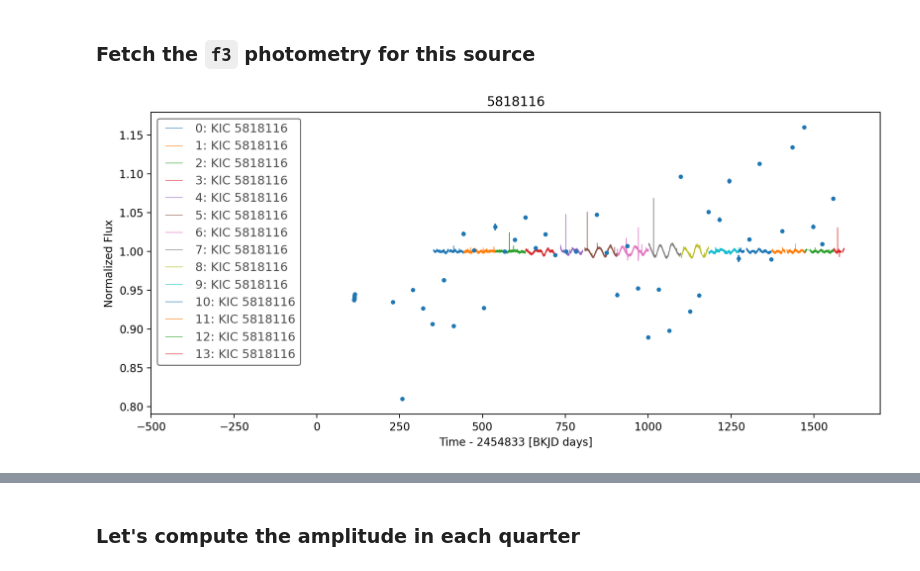
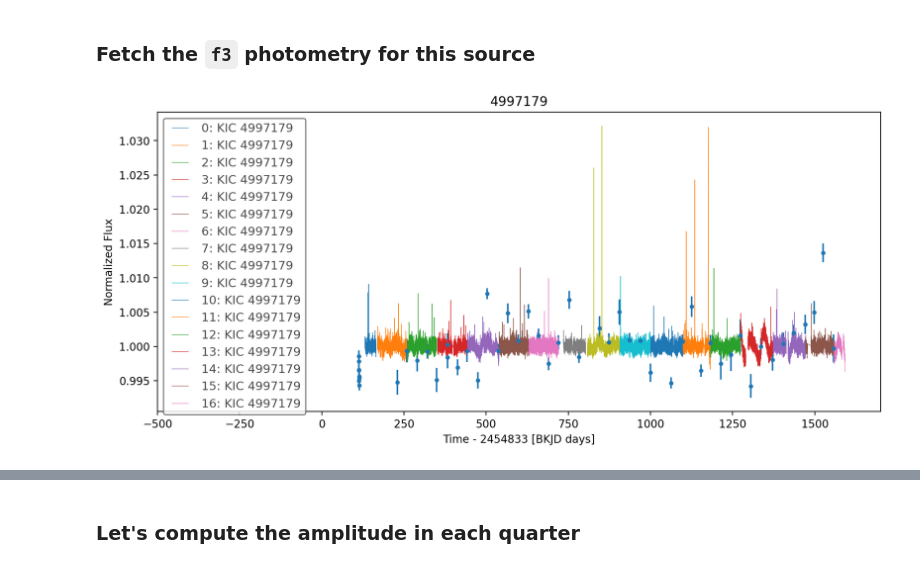
Before and after one commit to benmontet/wilson, a Jupyter notebook: notebooks/01_sample_selection/02_intraquarter_variability_exploration.ipynb, the cells around one changed output, grey strips where cells are left out. Saved outputs shown, nothing was run; the diff lists cells and outputs as text; code cells hidden in the pictures.

```diff
--- a/notebooks/01_sample_selection/02_intraquarter_variability_exploration.ipynb
+++ b/notebooks/01_sample_selection/02_intraquarter_variability_exploration.ipynb
@@ -12,0 +11,6 @@ sr = lk.search_lightcurve('KIC 5818116')
+# %%
+kepid = 4997179
+# %%
+#sr = lk.search_lightcurve('KIC 5818116')
+sr = lk.search_lightcurve('KIC {}'.format(kepid))
+sr
@@ -32,15 +59,16 @@ ffidata = pd.read_csv('../../data/f3/lc_data_new.out')
 # %%
-kepid = 5818116
 flux = ffidata[ffidata['KIC'] == kepid].iloc[:,1:53]
 yerr = ffidata[ffidata['KIC'] == kepid].iloc[:,-52:]
 
 fig, ax = plt.subplots(figsize=(12,5))
 ax.errorbar(times-54833, np.asarray(flux)[0], yerr=np.asarray(yerr)[0], fmt='.')
 ax.set_xlabel('Time')
 ax.set_ylabel('Normalised Flux')
 ax.set_title(kepid)
 
 lcs.plot(ax=ax)
 ax.set_xlim(-500,1700);
+#ax.set_xlim(550,580);
+#plt.ylim(0.8, 1.2)
 # %% [output]
-[figure, old version]
+[figure, new version]
```
Also changed, not shown: parts of 43 cells of this notebook, 2 other files.
